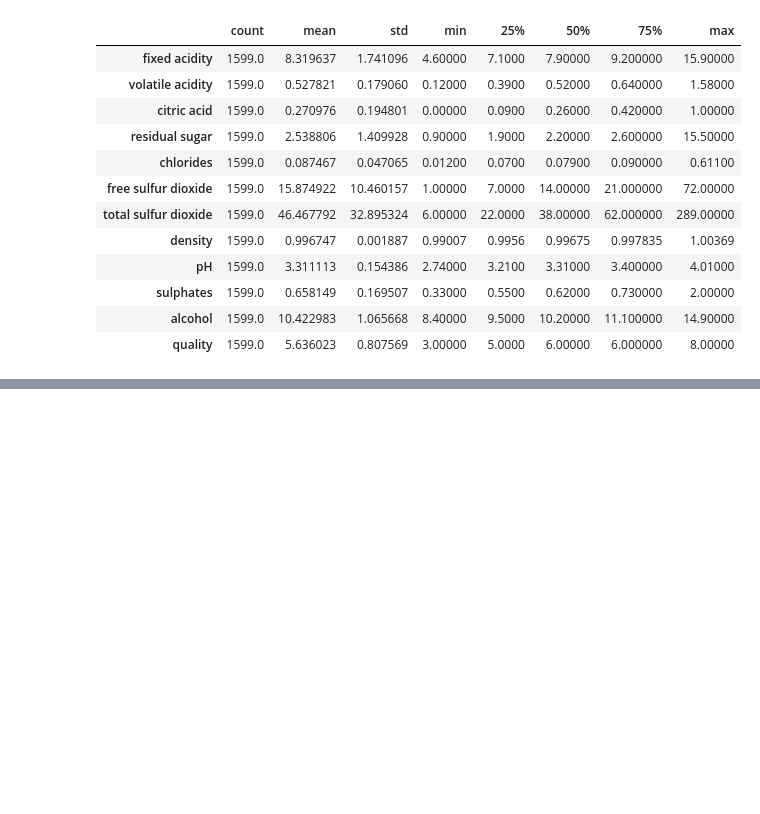
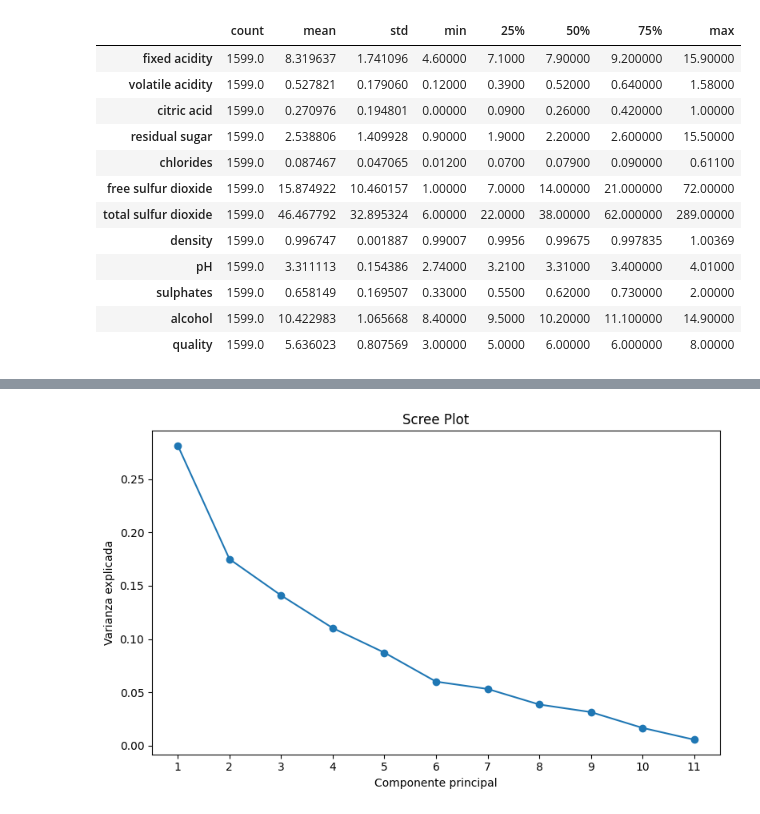
Before and after one commit to ignaciocastillo/WineQuality-CastilloVega, a Jupyter notebook: notebooks/analisis_vino.ipynb, the cells around one changed output, grey strips where cells are left out. Saved outputs shown, nothing was run; the diff lists cells and outputs as text; code cells hidden in the pictures; blank space fills up the shorter version.

```diff
--- a/notebooks/analisis_vino.ipynb
+++ b/notebooks/analisis_vino.ipynb
@@ -70,0 +179,4 @@ Las variables presentan escalas distintas, por lo que será necesario aplicar es
+# %%
+analisis.scree_plot()
+# %% [output]
+[figure, added]
```
Also changed, not shown: parts of 51 cells of this notebook, 27 other files.
